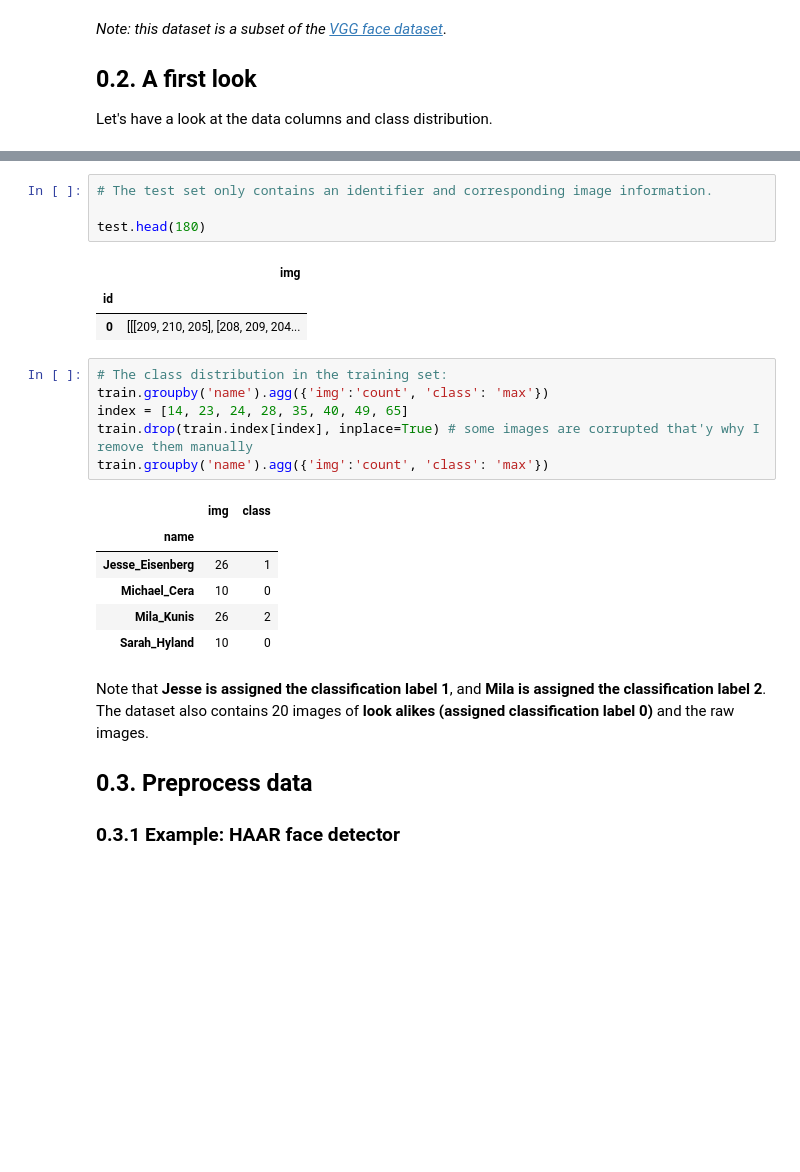
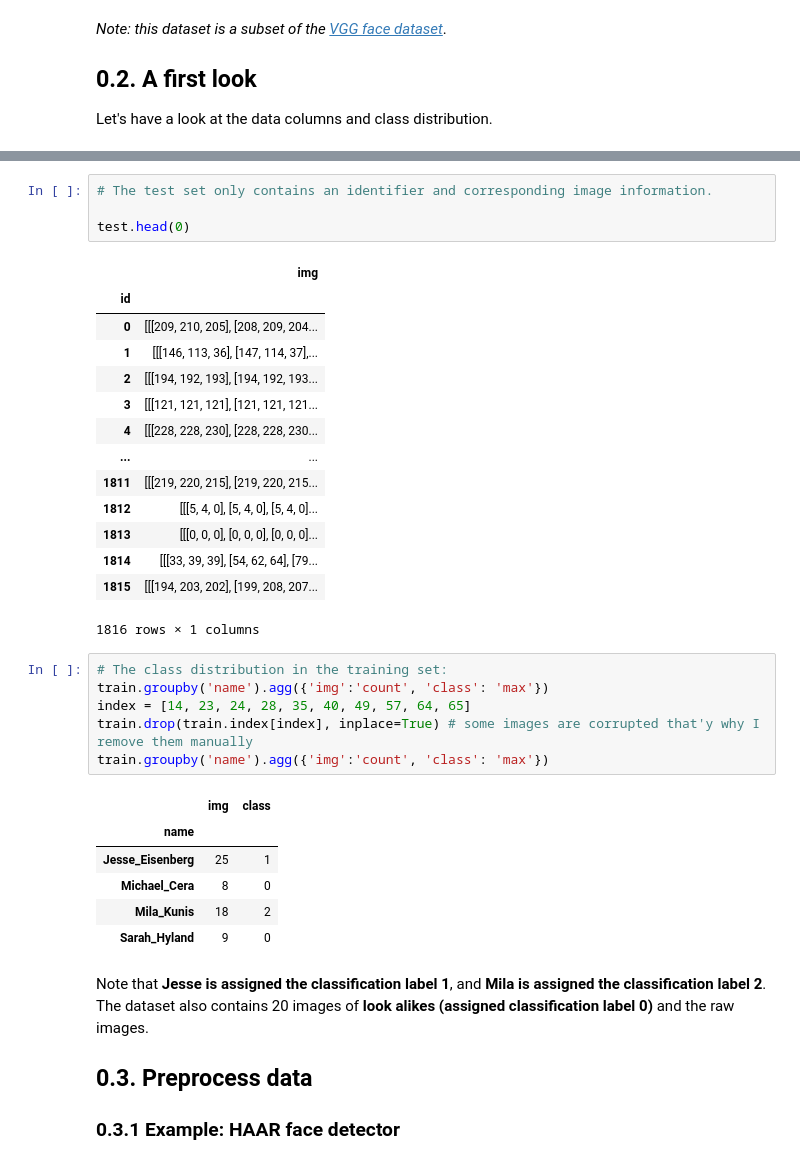
Before and after one commit to giamask/cv_dream_team, a Jupyter notebook: template_notebook.ipynb, the cells around one changed output, grey strips where cells are left out. Drawn from its saved outputs; the diff is of its cells as text; blank space fills up the shorter version.

```diff
--- a/template_notebook.ipynb
+++ b/template_notebook.ipynb
@@ -91,24 +101,35 @@ KeyboardInterrupt:
 # %%
 # The test set only contains an identifier and corresponding image information.
 
-test.head(180)
+test.head(0)
 # %% [output]
 |  | img |
 | id |  |
 | 0 | [[[209, 210, 205], [208, 209, 204... |
+| 1 | [[[146, 113, 36], [147, 114, 37],... |
+| 2 | [[[194, 192, 193], [194, 192, 193... |
+| 3 | [[[121, 121, 121], [121, 121, 121... |
+| 4 | [[[228, 228, 230], [228, 228, 230... |
+| ... | ... |
+| 1811 | [[[219, 220, 215], [219, 220, 215... |
+| 1812 | [[[5, 4, 0], [5, 4, 0], [5, 4, 0]... |
+| 1813 | [[[0, 0, 0], [0, 0, 0], [0, 0, 0]... |
+| 1814 | [[[33, 39, 39], [54, 62, 64], [79... |
+| 1815 | [[[194, 203, 202], [199, 208, 207... |
+1816 rows × 1 columns
 # %%
 # The class distribution in the training set:
 train.groupby('name').agg({'img':'count', 'class': 'max'})
-index = [14, 23, 24, 28, 35, 40, 49, 65]
+index = [14, 23, 24, 28, 35, 40, 49, 57, 64, 65]
 train.drop(train.index[index], inplace=True) # some images are corrupted that'y why I remove them manually
 train.groupby('name').agg({'img':'count', 'class': 'max'})
 # %% [output]
 |  | img | class |
 | name |  |  |
-| Jesse_Eisenberg | 26 | 1 |
-| Michael_Cera | 10 | 0 |
-| Mila_Kunis | 26 | 2 |
-| Sarah_Hyland | 10 | 0 |
+| Jesse_Eisenberg | 25 | 1 |
+| Michael_Cera | 8 | 0 |
+| Mila_Kunis | 18 | 2 |
+| Sarah_Hyland | 9 | 0 |
 # %% [markdown]
 Note that **Jesse is assigned the classification label 1**, and **Mila is assigned the classification label 2**. The dataset also contains 20 images of **look alikes (assigned classification label 0)** and the raw images.
 
```
Also changed, not shown: parts of 30 cells of this notebook.
